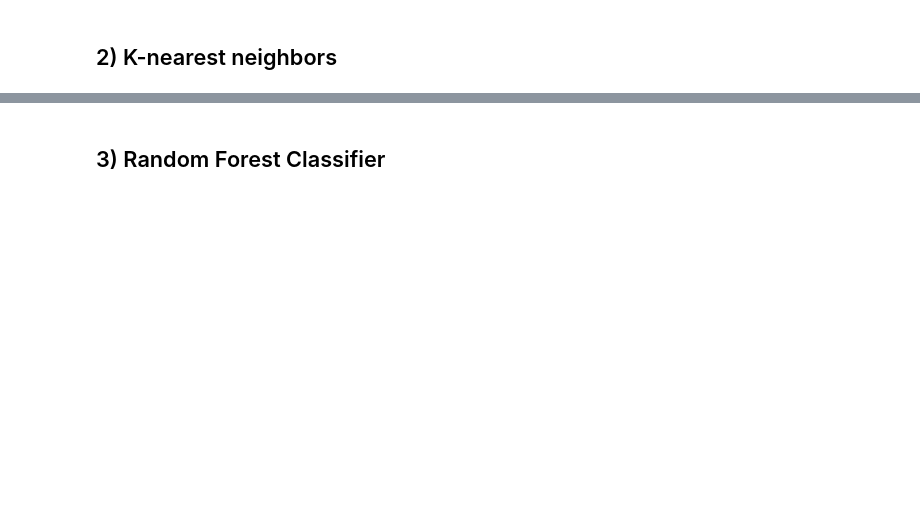
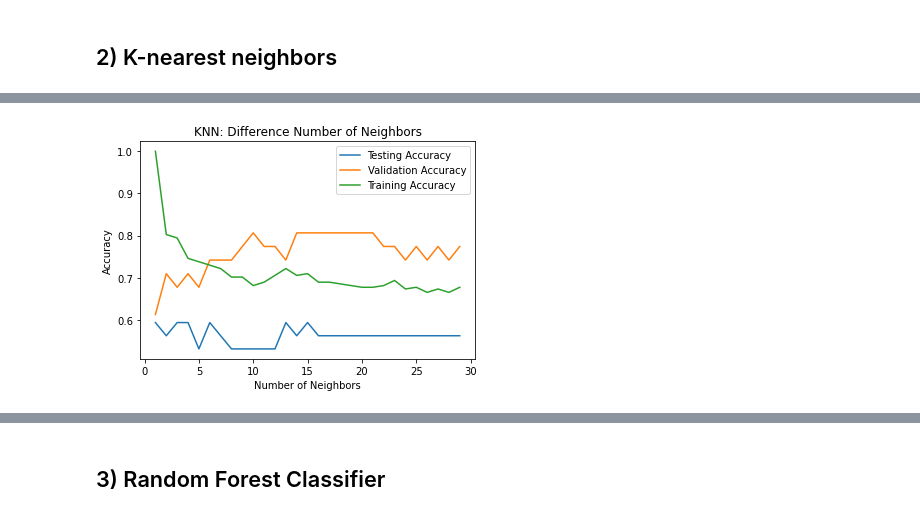
Before and after one commit to shunki-akiyama/HR-Analytics, a Jupyter notebook: HR Analytics.ipynb, the cells around one changed output, grey strips where cells are left out. Saved outputs shown, nothing was run; the diff lists cells and outputs as text; code cells hidden in the pictures; blank space fills up the shorter version.

```diff
--- a/HR Analytics.ipynb
+++ b/HR Analytics.ipynb
@@ -677,0 +919,37 @@ weighted avg       0.76      0.75      0.74        32
+# %%
+# Plot KNN to compare the accuracy of each dataset.
+
+# Setup arrays to store train and test accuracies
+neighbors = np.arange(1, 30)
+train_accuracy = np.empty(len(neighbors))
+val_accuracy = np.empty(len(neighbors))
+test_accuracy = np.empty(len(neighbors))
+
+# Loop over different values of k
+for i, k in enumerate(neighbors):
+    # Setup a k-NN Classifier with k neighbors: knn
+    knn = KNeighborsClassifier(n_neighbors=k)
+
+    # Fit the classifier to the training data
+    knn.fit(final_X_train, final_y_train)
+
+    #Compute accuracy on the training set
+    train_accuracy[i] = knn.score(final_X_train, final_y_train)
+
+    #Compute accuracy on the validation set
+    val_accuracy[i] = knn.score(final_X_val, final_y_val)
+
+    #Compute accuracy on the testing set
+    test_accuracy[i] = knn.score(final_X_test, final_y_test)
+
+# Generate plot
+plt.title('KNN: Difference Number of Neighbors')
+plt.plot(neighbors, test_accuracy, label = 'Testing Accuracy')
+plt.plot(neighbors, val_accuracy, label = 'Validation Accuracy')
+plt.plot(neighbors, train_accuracy, label = 'Training Accuracy')
+plt.legend()
+plt.xlabel('Number of Neighbors')
+plt.ylabel('Accuracy')
+plt.show()
+# %% [output]
+[figure, added]
```
Also changed, not shown: parts of 60 cells of this notebook.
